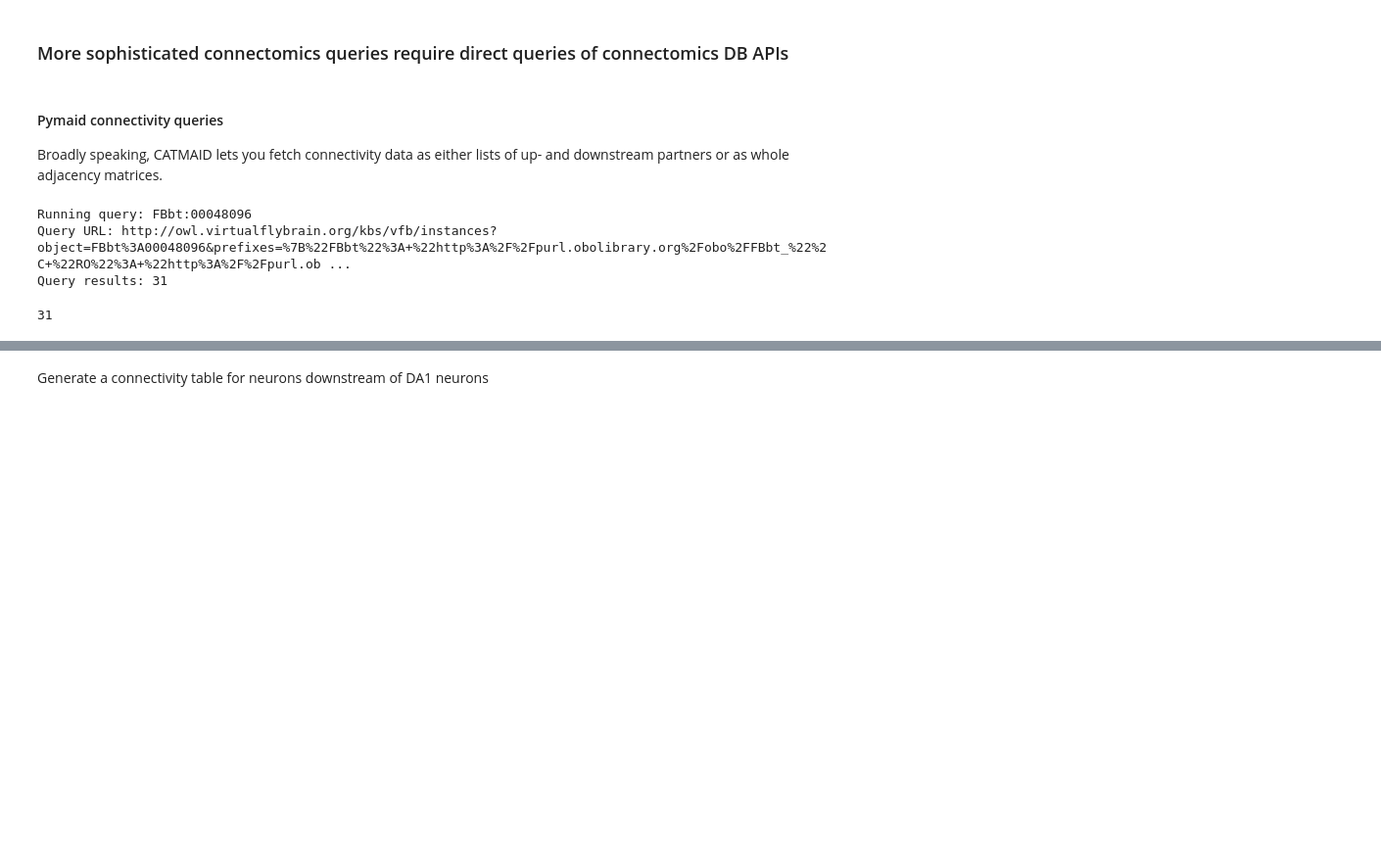
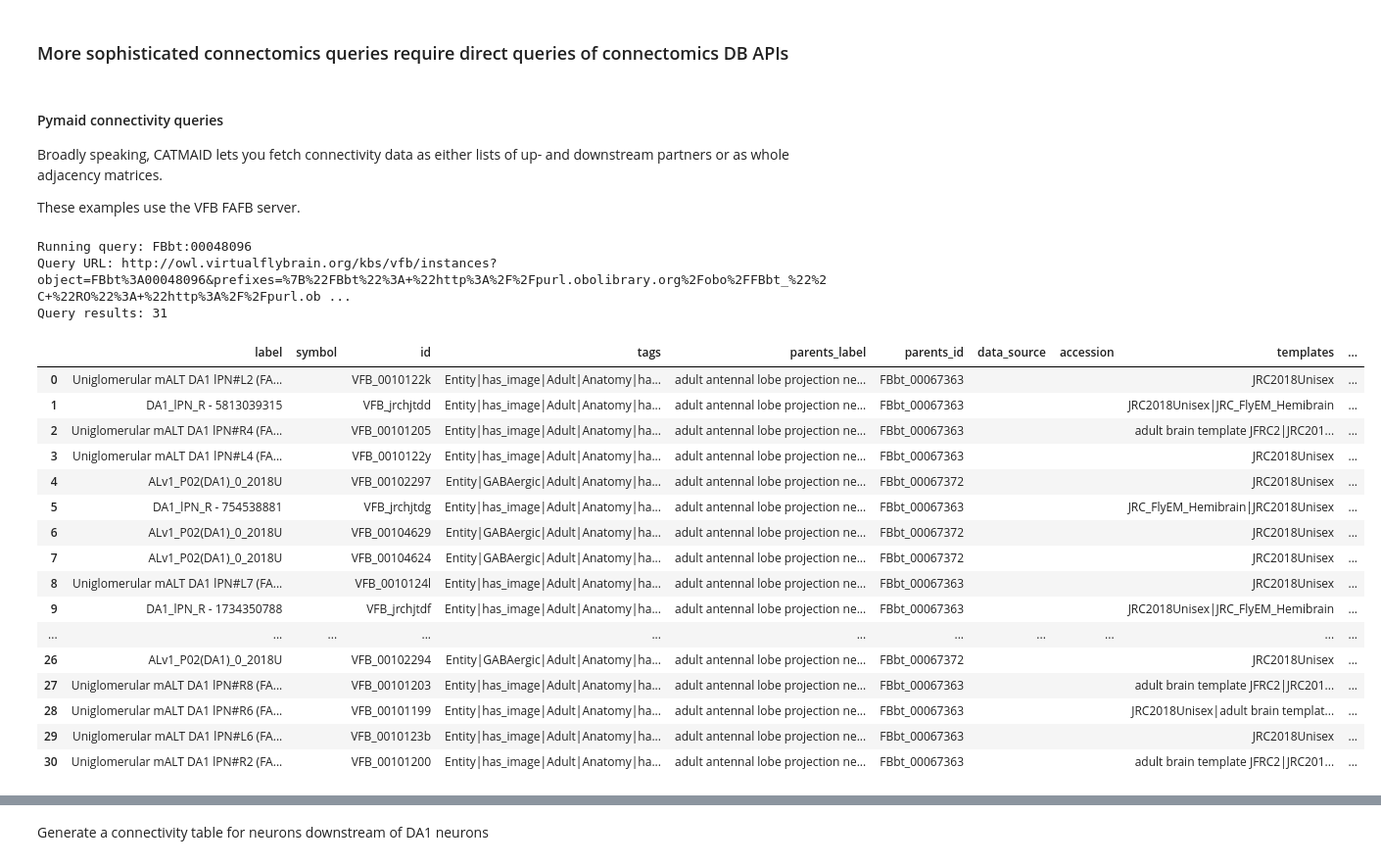
Before and after one commit to VirtualFlyBrain/training, a Jupyter notebook: Python Workshop/4_Connectomics.ipynb, the cells around one changed output, grey strips where cells are left out. Shown at 98% size. Drawn from its saved outputs; the diff is of its cells as text; code cells hidden in the pictures; blank space fills up the shorter version.

```diff
--- a/Python Workshop/4_Connectomics.ipynb
+++ b/Python Workshop/4_Connectomics.ipynb
@@ -87,16 +85,35 @@ Query results: 5328
 #### Pymaid connectivity queries
 
 Broadly speaking, CATMAID lets you fetch connectivity data as either lists of up- and downstream partners or as whole adjacency matrices.
+
+These examples use the VFB FAFB server.
 # %%
 # Using VFB to get neurons by type
 DA1 = vc.get_instances("'adult antennal lobe projection neuron DA1'", summary=True)
 DA1_tab = pd.DataFrame.from_records(DA1)
 len(DA1_tab)
+DA1_tab
 # %% [output]
 Running query: FBbt:00048096
 Query URL: http://owl.virtualflybrain.org/kbs/vfb/instances?object=FBbt%3A00048096&prefixes=%7B%22FBbt%22%3A+%22http%3A%2F%2Fpurl.obolibrary.org%2Fobo%2FFBbt_%22%2C+%22RO%22%3A+%22http%3A%2F%2Fpurl.ob ...
 Query results: 31
-31
+|  | label | symbol | id | tags | parents_label | parents_id | data_source | accession | templates | ... |
+| 0 | Uniglomerular mALT DA1 lPN#L2 (FA... |  | VFB_0010122k | Entity|has_image|Adult|Anatomy|ha... | adult antennal lobe projection ne... | FBbt_00067363 |  |  | JRC2018Unisex | ... |
+| 1 | DA1_lPN_R - 5813039315 |  | VFB_jrchjtdd | Entity|has_image|Adult|Anatomy|ha... | adult antennal lobe projection ne... | FBbt_00067363 |  |  | JRC2018Unisex|JRC_FlyEM_Hemibrain | ... |
+| 2 | Uniglomerular mALT DA1 lPN#R4 (FA... |  | VFB_00101205 | Entity|has_image|Adult|Anatomy|ha... | adult antennal lobe projection ne... | FBbt_00067363 |  |  | adult brain template JFRC2|JRC201... | ... |
+| 3 | Uniglomerular mALT DA1 lPN#L4 (FA... |  | VFB_0010122y | Entity|has_image|Adult|Anatomy|ha... | adult antennal lobe projection ne... | FBbt_00067363 |  |  | JRC2018Unisex | ... |
+| 4 | ALv1_P02(DA1)_0_2018U |  | VFB_00102297 | Entity|GABAergic|Adult|Anatomy|ha... | adult antennal lobe projection ne... | FBbt_00067372 |  |  | JRC2018Unisex | ... |
+| 5 | DA1_lPN_R - 754538881 |  | VFB_jrchjtdg | Entity|has_image|Adult|Anatomy|ha... | adult antennal lobe projection ne... | FBbt_00067363 |  |  | JRC_FlyEM_Hemibrain|JRC2018Unisex | ... |
+| 6 | ALv1_P02(DA1)_0_2018U |  | VFB_00104629 | Entity|GABAergic|Adult|Anatomy|ha... | adult antennal lobe projection ne... | FBbt_00067372 |  |  | JRC2018Unisex | ... |
+| 7 | ALv1_P02(DA1)_0_2018U |  | VFB_00104624 | Entity|GABAergic|Adult|Anatomy|ha... | adult antennal lobe projection ne... | FBbt_00067372 |  |  | JRC2018Unisex | ... |
+| 8 | Uniglomerular mALT DA1 lPN#L7 (FA... |  | VFB_0010124l | Entity|has_image|Adult|Anatomy|ha... | adult antennal lobe projection ne... | FBbt_00067363 |  |  | JRC2018Unisex | ... |
+| 9 | DA1_lPN_R - 1734350788 |  | VFB_jrchjtdf | Entity|has_image|Adult|Anatomy|ha... | adult antennal lobe projection ne... | FBbt_00067363 |  |  | JRC2018Unisex|JRC_FlyEM_Hemibrain | ... |
+| ... | ... | ... | ... | ... | ... | ... | ... | ... | ... | ... |
+| 26 | ALv1_P02(DA1)_0_2018U |  | VFB_00102294 | Entity|GABAergic|Adult|Anatomy|ha... | adult antennal lobe projection ne... | FBbt_00067372 |  |  | JRC2018Unisex | ... |
+| 27 | Uniglomerular mALT DA1 lPN#R8 (FA... |  | VFB_00101203 | Entity|has_image|Adult|Anatomy|ha... | adult antennal lobe projection ne... | FBbt_00067363 |  |  | adult brain template JFRC2|JRC201... | ... |
+| 28 | Uniglomerular mALT DA1 lPN#R6 (FA... |  | VFB_00101199 | Entity|has_image|Adult|Anatomy|ha... | adult antennal lobe projection ne... | FBbt_00067363 |  |  | JRC2018Unisex|adult brain templat... | ... |
+| 29 | Uniglomerular mALT DA1 lPN#L6 (FA... |  | VFB_0010123b | Entity|has_image|Adult|Anatomy|ha... | adult antennal lobe projection ne... | FBbt_00067363 |  |  | JRC2018Unisex | ... |
+| 30 | Uniglomerular mALT DA1 lPN#R2 (FA... |  | VFB_00101200 | Entity|has_image|Adult|Anatomy|ha... | adult antennal lobe projection ne... | FBbt_00067363 |  |  | adult brain template JFRC2|JRC201... | ... |
 # %%
 # Map neurons to CATMAID Skeleton IDs (skids)
 
```
Also changed, not shown: parts of 4 cells of this notebook.
